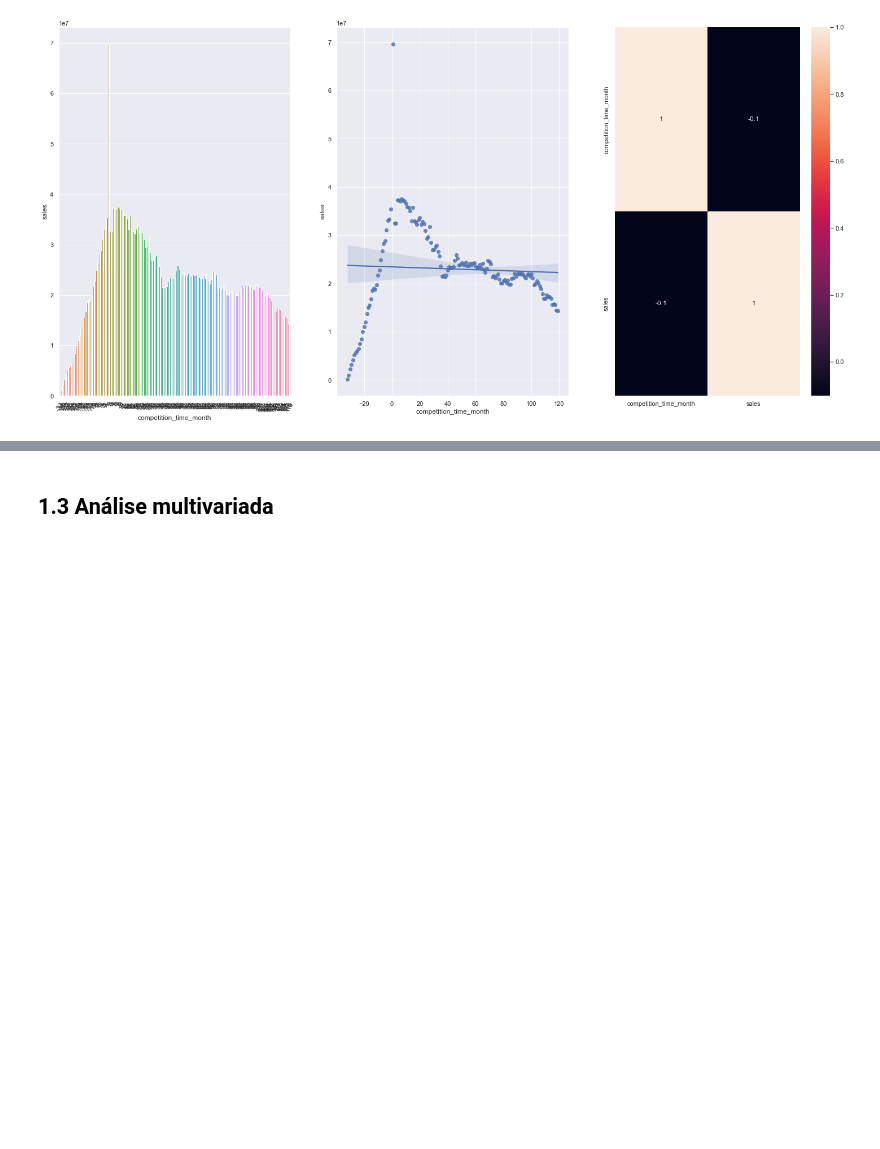
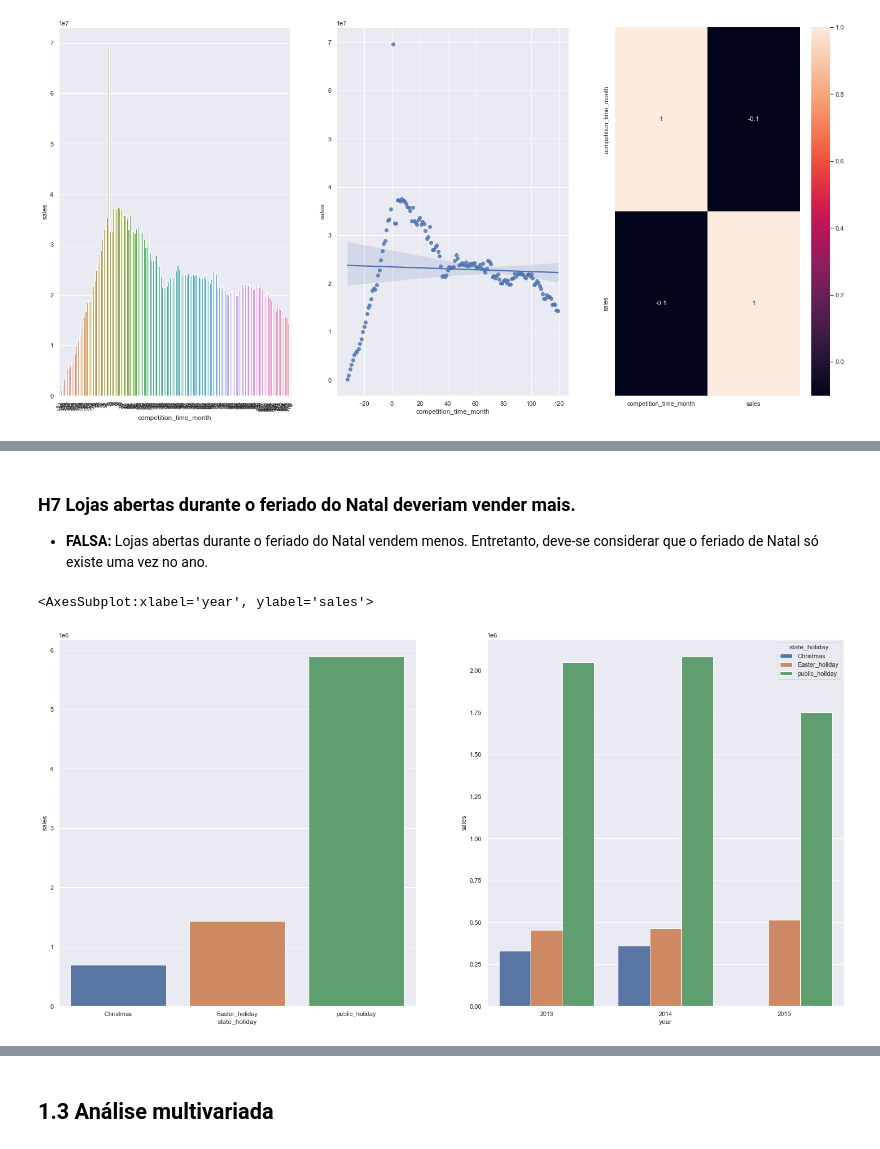
Before and after one commit to KaissonFerreira/Rossman_forecast_sales, a Jupyter notebook: Notebooks/3.0-EDA.ipynb, the cells around one changed output, grey strips where cells are left out. Drawn from its saved outputs; the diff is of its cells as text; code cells hidden in the pictures; blank space fills up the shorter version.

```diff
--- a/Notebooks/3.0-EDA.ipynb
+++ b/Notebooks/3.0-EDA.ipynb
@@ -306,0 +393,17 @@ sns.heatmap(aux1.corr(method = 'pearson'), annot=True)
+# %% [markdown]
+### **H7** Lojas abertas durante o feriado do Natal deveriam vender mais.
+
+* **FALSA:** Lojas abertas durante o feriado do Natal vendem menos. Entretanto, deve-se considerar que o feriado de Natal só existe uma vez no ano.
+# %%
+aux = df1[df1['state_holiday'] != 'Regular_day']
+
+plt.subplot(1,2,1)
+aux1 = aux[['sales', 'state_holiday']].groupby('state_holiday').sum().reset_index()
+sns.barplot(x='state_holiday', y='sales', data=aux1)
+
+plt.subplot(1,2,2)
+aux2 = aux[['sales', 'state_holiday','year']].groupby(['state_holiday', 'year']).sum().reset_index()
+sns.barplot(x='year', y='sales', hue='state_holiday', data=aux2)
+# %% [output]
+<AxesSubplot:xlabel='year', ylabel='sales'>
+[figure, added]
```
Also changed, not shown: parts of 20 cells of this notebook, 1 other file.
